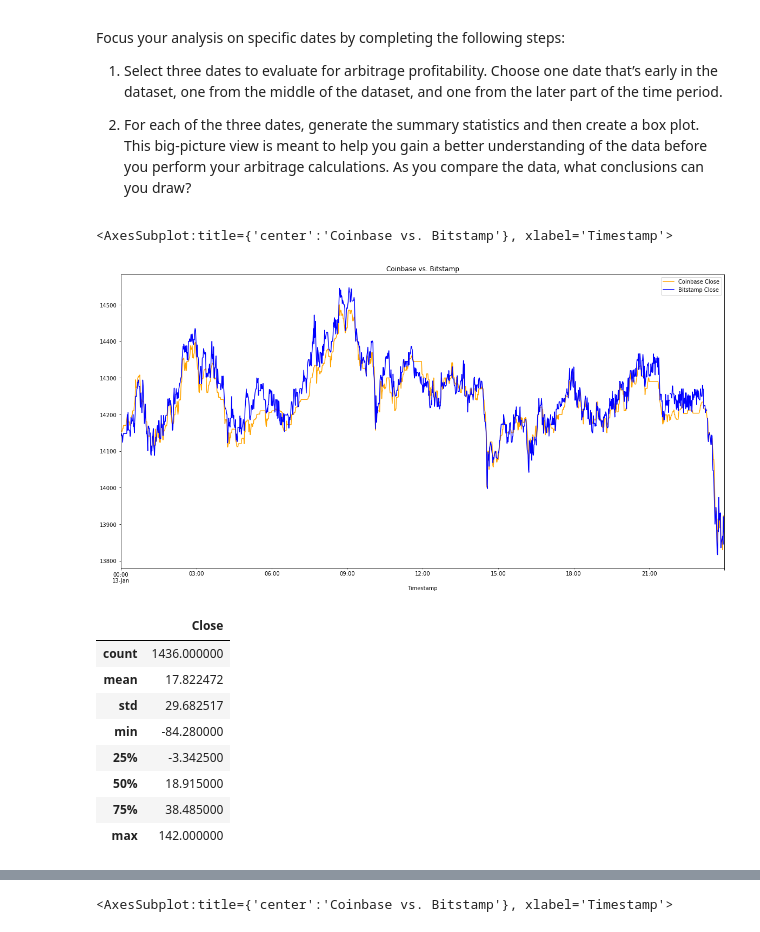
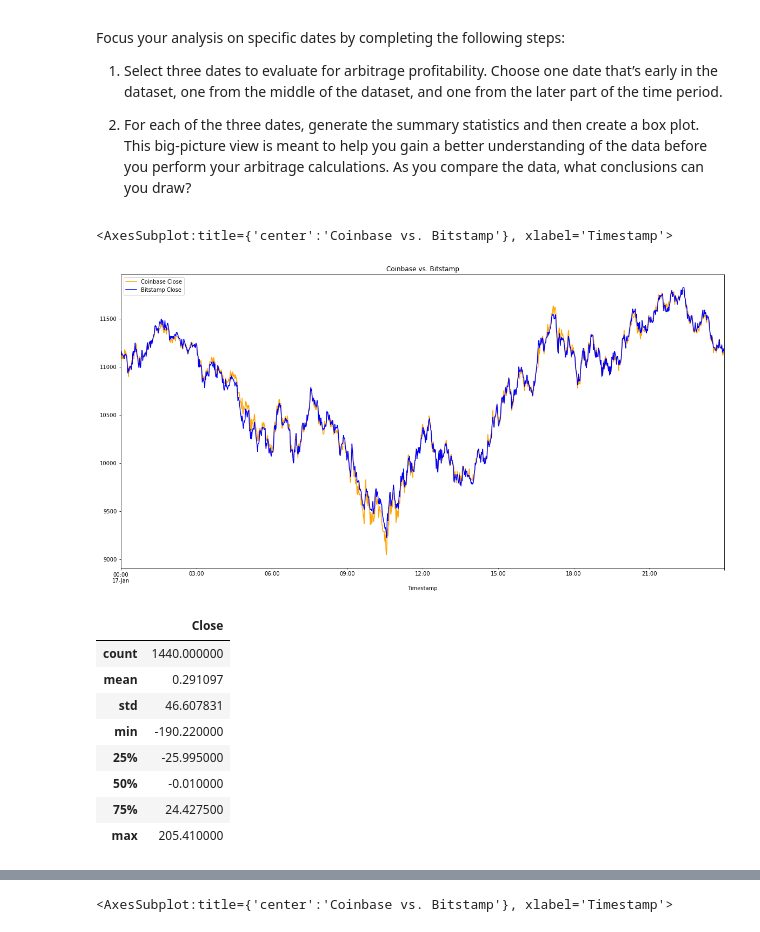
Before and after one commit to AntZam1776/Crypto_Arbitrage, a Jupyter notebook: Starter_Code/crypto_arbitrage.ipynb, the cells around one changed output, grey strips where cells are left out. Drawn from its saved outputs; the diff is of its cells as text; code cells hidden in the pictures.

```diff
--- a/Starter_Code/crypto_arbitrage.ipynb
+++ b/Starter_Code/crypto_arbitrage.ipynb
@@ -38,7 +38,7 @@ Instructions.
 # Set the index to the column "Date"
 # Set the parse_dates and infer_datetime_format parameters
 bitstamp = pd.read_csv(
-    Path('/Users/anthonyz/Desktop/FinTech-Workspace/Coursework/Mod_3/Chal_Crypto_Arbitrage/Starter_Code/Resources/bitstamp.csv'),
+    Path('../Resources/bitstamp.csv'),
     index_col='Timestamp',
     parse_dates=True,
     infer_datetime_format=True
@@ -74,7 +72,7 @@ bitstamp.tail()
 # Set the index to the column "Timestamp"
 # Set the parse_dates and infer_datetime_format parameters
 coinbase = pd.read_csv(
-    Path('/Users/anthonyz/Desktop/FinTech-Workspace/Coursework/Mod_3/Chal_Crypto_Arbitrage/Starter_Code/Resources/coinbase.csv'),
+    Path('../Resources/coinbase.csv'),
     index_col='Timestamp',
     parse_dates=True,
     infer_datetime_format=True,
@@ -375,28 +386,28 @@ Focus your analysis on specific dates by completing the following steps:
 # %%
 # Create an overlay plot that visualizes the two dataframes over a period of one day early in the dataset.
 # Be sure that the plots include the parameters `legend`, `figsize`, `title`, `color` and `label`
-coinbase_sliced['Close'].loc["2018-01-13"].plot(legend=True, figsize= (20, 10), title="Coinbase vs. Bitstamp", color="orange", label="Coinbase Close")
-bitstamp_sliced['Close'].loc["2018-01-13"].plot(legend=True, figsize= (20, 10), color="blue", label="Bitstamp Close")
+coinbase_sliced['Close'].loc["2018-01-17"].plot(legend=True, figsize= (20, 10), title="Coinbase vs. Bitstamp", color="orange", label="Coinbase Close")
+bitstamp_sliced['Close'].loc["2018-01-17"].plot(legend=True, figsize= (20, 10), color="blue", label="Bitstamp Close")
 # %% [output]
 <AxesSubplot:title={'center':'Coinbase vs. Bitstamp'}, xlabel='Timestamp'>
-[figure, old version]
+[figure, new version]
 # %%
 # Using the early date that you have selected, calculate the arbitrage spread
 # by subtracting the bitstamp lower closing prices from the coinbase higher closing prices
-arbitrage_spread_early = bitstamp_sliced.loc["2018-01-13"] - coinbase_sliced.loc["2018-01-13"]
+arbitrage_spread_early = bitstamp_sliced.loc["2018-01-17"] - coinbase_sliced.loc["2018-01-17"]
 
 # Generate summary statistics for the early DataFrame
 arbitrage_spread_early.describe()
 # %% [output]
 |  | Close |
-| count | 1436.000000 |
-| mean | 17.822472 |
-| std | 29.682517 |
-| min | -84.280000 |
-| 25% | -3.342500 |
-| 50% | 18.915000 |
-| 75% | 38.485000 |
-| max | 142.000000 |
+| count | 1440.000000 |
+| mean | 0.291097 |
+| std | 46.607831 |
+| min | -190.220000 |
+| 25% | -25.995000 |
+| 50% | -0.010000 |
+| 75% | 24.427500 |
+| max | 205.410000 |
 # %%
 # Visualize the arbitrage spread from early in the dataset in a box plot
 arbitrage_spread_early.plot(kind ='box')
```
Also changed, not shown: parts of 15 cells of this notebook.
